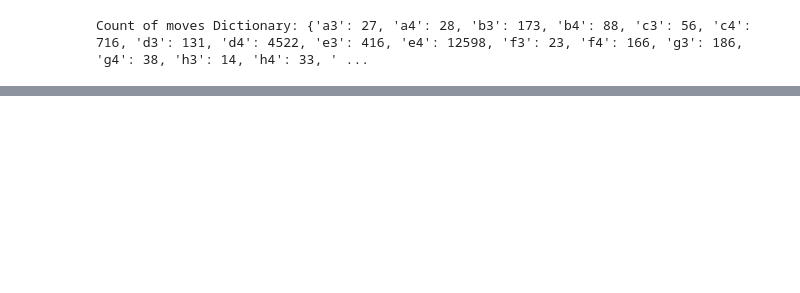
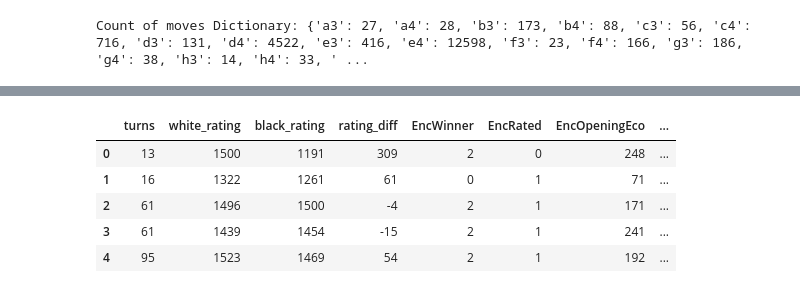
Before and after one commit to mben429/Data-Analytics, a Jupyter notebook: Lichess Data Analysis.ipynb, the cells around one changed output, grey strips where cells are left out. Cells and saved outputs as stored; diff of their text form; code cells hidden in the pictures; blank space fills up the shorter version.

```diff
--- a/Lichess Data Analysis.ipynb
+++ b/Lichess Data Analysis.ipynb
@@ -182,0 +172,7 @@ Count of moves Dictionary: {'a3': 27, 'a4': 28, 'b3': 173, 'b4': 88, 'c3': 56, '
+# %%
+# rating difference column creation
+
+def dif(col_1val, col_2val):
+    return col_1val - col_2val
+
+data["rating_diff"] = [dif(data["white_rating"][i], data["black_rating"][i]) for i in range(len(data))]
@@ -182,0 +214,10 @@ Count of moves Dictionary: {'a3': 27, 'a4': 28, 'b3': 173, 'b4': 88, 'c3': 56, '
+# %%
+# New DataFrame
+data_copy.head()
+# %% [output]
+|  | turns | white_rating | black_rating | rating_diff | EncWinner | EncRated | EncOpeningEco | ... |
+| 0 | 13 | 1500 | 1191 | 309 | 2 | 0 | 248 | ... |
+| 1 | 16 | 1322 | 1261 | 61 | 0 | 1 | 71 | ... |
+| 2 | 61 | 1496 | 1500 | -4 | 2 | 1 | 171 | ... |
+| 3 | 61 | 1439 | 1454 | -15 | 2 | 1 | 241 | ... |
+| 4 | 95 | 1523 | 1469 | 54 | 2 | 1 | 192 | ... |
```
Also changed, not shown: parts of 19 cells of this notebook.
